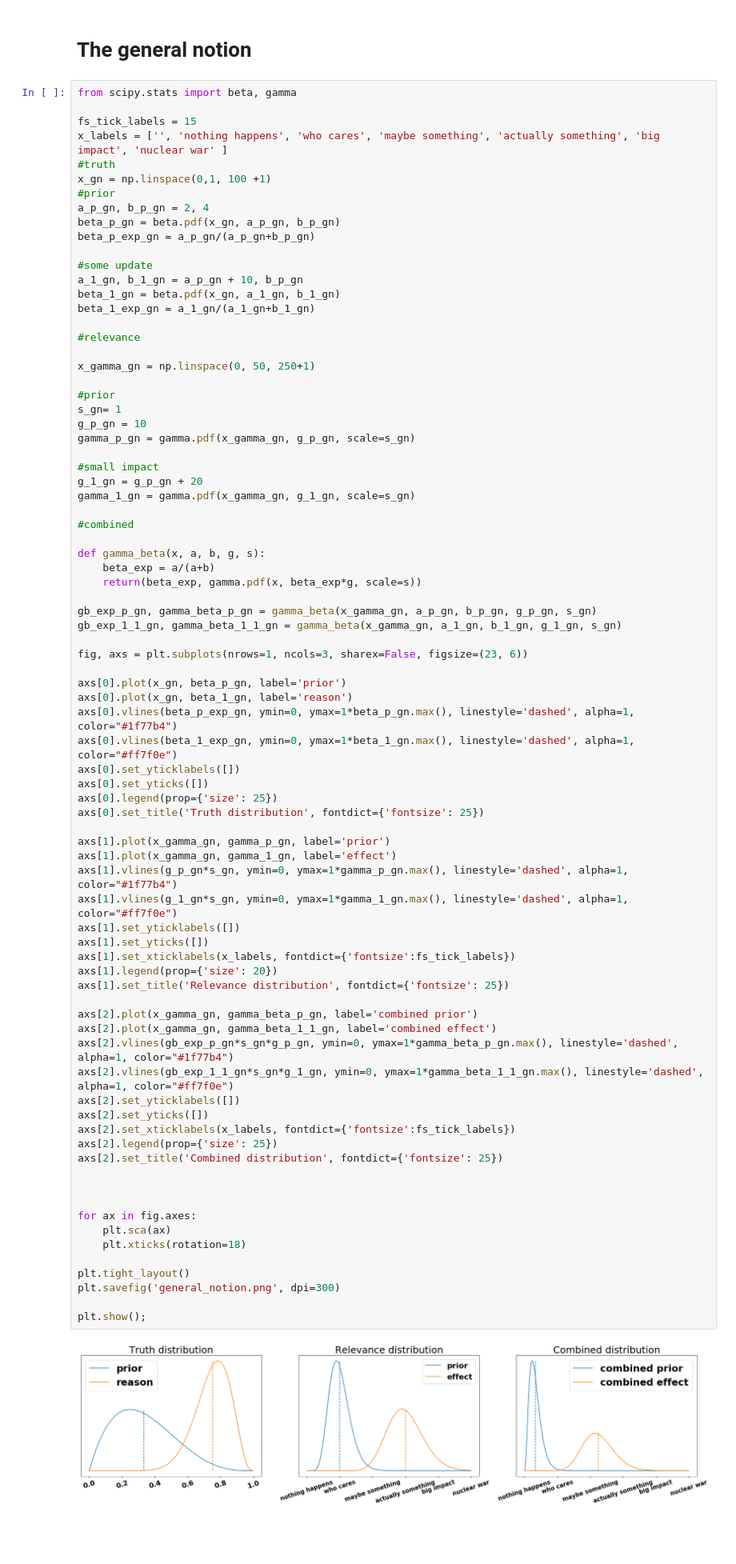
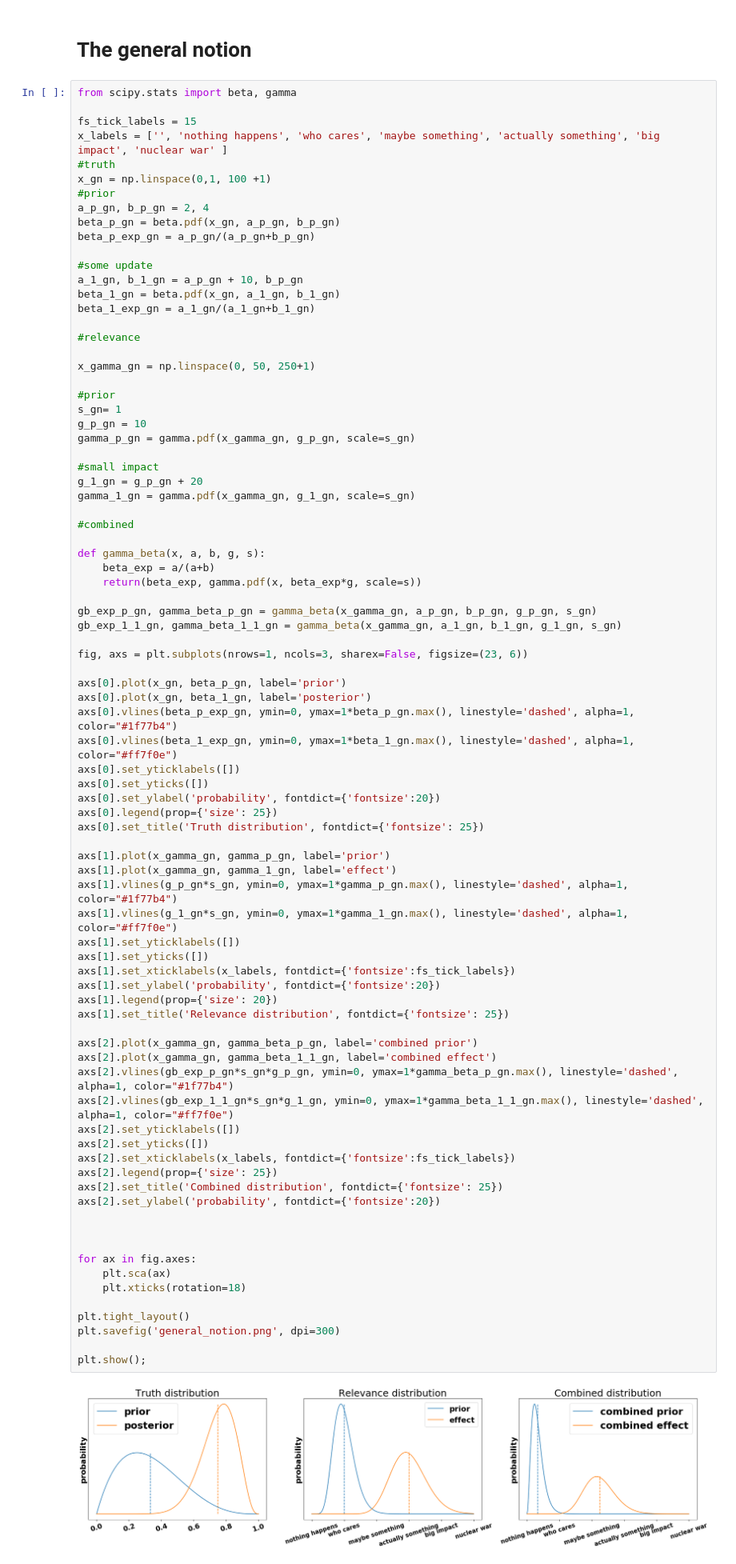
Before and after one commit to mariushobbhahn/mariushobbhahn.github.io, a Jupyter notebook: img/Probabilistic_Judging_1/Probabilistic Judging Part1.ipynb, the cells around one changed output. Shown at 80% size. Drawn from its saved outputs; the diff is of its cells as text; blank space fills up the shorter version.

```diff
--- a/img/Probabilistic_Judging_1/Probabilistic Judging Part1.ipynb
+++ b/img/Probabilistic_Judging_1/Probabilistic Judging Part1.ipynb
@@ -108,11 +108,12 @@ gb_exp_1_1_gn, gamma_beta_1_1_gn = gamma_beta(x_gamma_gn, a_1_gn, b_1_gn, g_1_gn
 fig, axs = plt.subplots(nrows=1, ncols=3, sharex=False, figsize=(23, 6))
 
 axs[0].plot(x_gn, beta_p_gn, label='prior')
-axs[0].plot(x_gn, beta_1_gn, label='reason')
+axs[0].plot(x_gn, beta_1_gn, label='posterior')
 axs[0].vlines(beta_p_exp_gn, ymin=0, ymax=1*beta_p_gn.max(), linestyle='dashed', alpha=1, color="#1f77b4")
 axs[0].vlines(beta_1_exp_gn, ymin=0, ymax=1*beta_1_gn.max(), linestyle='dashed', alpha=1, color="#ff7f0e")
 axs[0].set_yticklabels([])
 axs[0].set_yticks([])
+axs[0].set_ylabel('probability', fontdict={'fontsize':20})
 axs[0].legend(prop={'size': 25})
 axs[0].set_title('Truth distribution', fontdict={'fontsize': 25})
 
@@ -120,34 +121,36 @@ axs[1].plot(x_gamma_gn, gamma_p_gn, label='prior')
 axs[1].plot(x_gamma_gn, gamma_1_gn, label='effect')
 axs[1].vlines(g_p_gn*s_gn, ymin=0, ymax=1*gamma_p_gn.max(), linestyle='dashed', alpha=1, color="#1f77b4")
 axs[1].vlines(g_1_gn*s_gn, ymin=0, ymax=1*gamma_1_gn.max(), linestyle='dashed', alpha=1, color="#ff7f0e")
 axs[1].set_yticklabels([])
 axs[1].set_yticks([])
 axs[1].set_xticklabels(x_labels, fontdict={'fontsize':fs_tick_labels})
+axs[1].set_ylabel('probability', fontdict={'fontsize':20})
 axs[1].legend(prop={'size': 20})
 axs[1].set_title('Relevance distribution', fontdict={'fontsize': 25})
 
 axs[2].plot(x_gamma_gn, gamma_beta_p_gn, label='combined prior')
 axs[2].plot(x_gamma_gn, gamma_beta_1_1_gn, label='combined effect')
 axs[2].vlines(gb_exp_p_gn*s_gn*g_p_gn, ymin=0, ymax=1*gamma_beta_p_gn.max(), linestyle='dashed', alpha=1, color="#1f77b4")
 axs[2].vlines(gb_exp_1_1_gn*s_gn*g_1_gn, ymin=0, ymax=1*gamma_beta_1_1_gn.max(), linestyle='dashed', alpha=1, color="#ff7f0e")
 axs[2].set_yticklabels([])
 axs[2].set_yticks([])
 axs[2].set_xticklabels(x_labels, fontdict={'fontsize':fs_tick_labels})
 axs[2].legend(prop={'size': 25})
 axs[2].set_title('Combined distribution', fontdict={'fontsize': 25})
+axs[2].set_ylabel('probability', fontdict={'fontsize':20})
 
 
 
 for ax in fig.axes:
     plt.sca(ax)
     plt.xticks(rotation=18)
 
 plt.tight_layout()
 plt.savefig('general_notion.png', dpi=300)
 
 plt.show();
 # %% [output]
-[figure, old version]
+[figure, new version]
 # %% [markdown]
 # truth of an argument
 # %%
```
Also changed, not shown: parts of 1 cell of this notebook, 3 other files.
